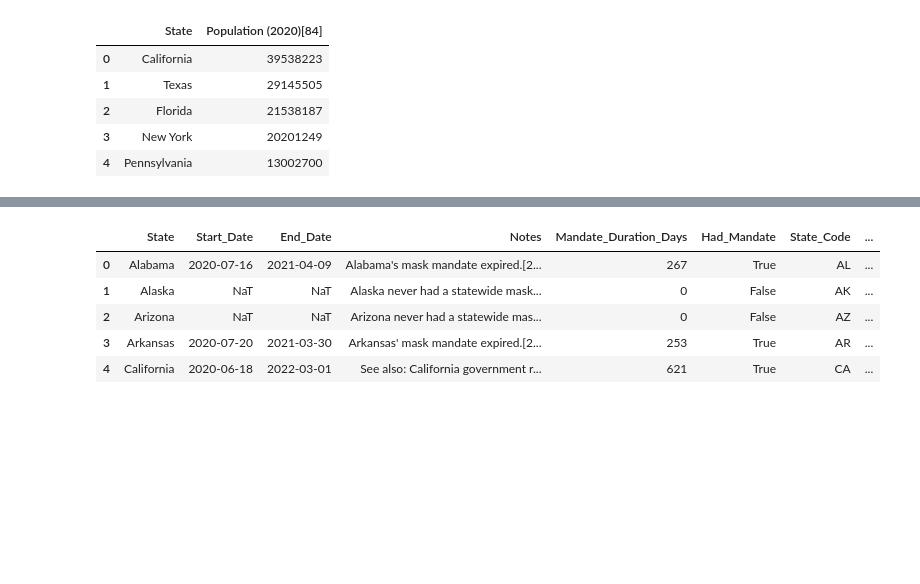
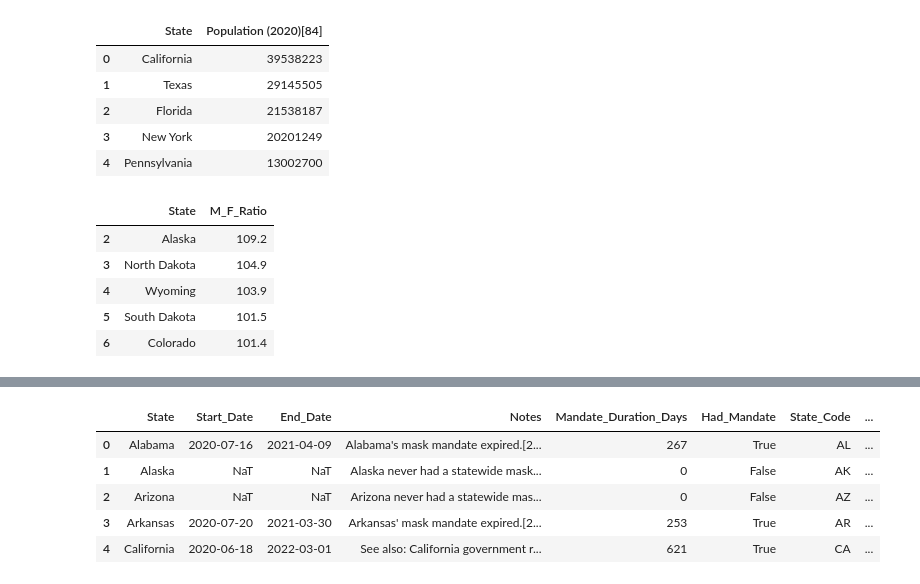
Before and after one commit to kaitlinjohnson1/Luxury_goods_project, a Jupyter notebook: code/visualisations_code.ipynb, the cells around one changed output, grey strips where cells are left out. Cells and saved outputs as stored; diff of their text form; code cells hidden in the pictures; blank space fills up the shorter version.

```diff
--- a/code/visualisations_code.ipynb
+++ b/code/visualisations_code.ipynb
@@ -1883,3 +1883,21 @@ Table 0
 | 2 | Florida | 21538187 |
 | 3 | New York | 20201249 |
 | 4 | Pennsylvania | 13002700 |
+# %%
+# Import data on the ratio of women by each state
+male_female_ratio = pd.read_csv("/Users/kaitlinjohnson/Desktop/luxury_goods_project/data/raw_data/country_data/US/male_female_pop_ratio.csv")
+male_female_ratio
+
+# Rename columns
+male_female_ratio = male_female_ratio.rename(columns={'U.S. population: male to female ratio, by state 2020': 'State', 'Unnamed: 1': 'M_F_Ratio'})
+
+# Drop unnecessary columns and print
+df_ratio_clean = male_female_ratio.dropna(subset=['State', 'M_F_Ratio'])
+df_ratio_clean.head()
+# %% [output]
+|  | State | M_F_Ratio |
+| 2 | Alaska | 109.2 |
+| 3 | North Dakota | 104.9 |
+| 4 | Wyoming | 103.9 |
+| 5 | South Dakota | 101.5 |
+| 6 | Colorado | 101.4 |
```
Also changed, not shown: parts of 7 cells of this notebook.
